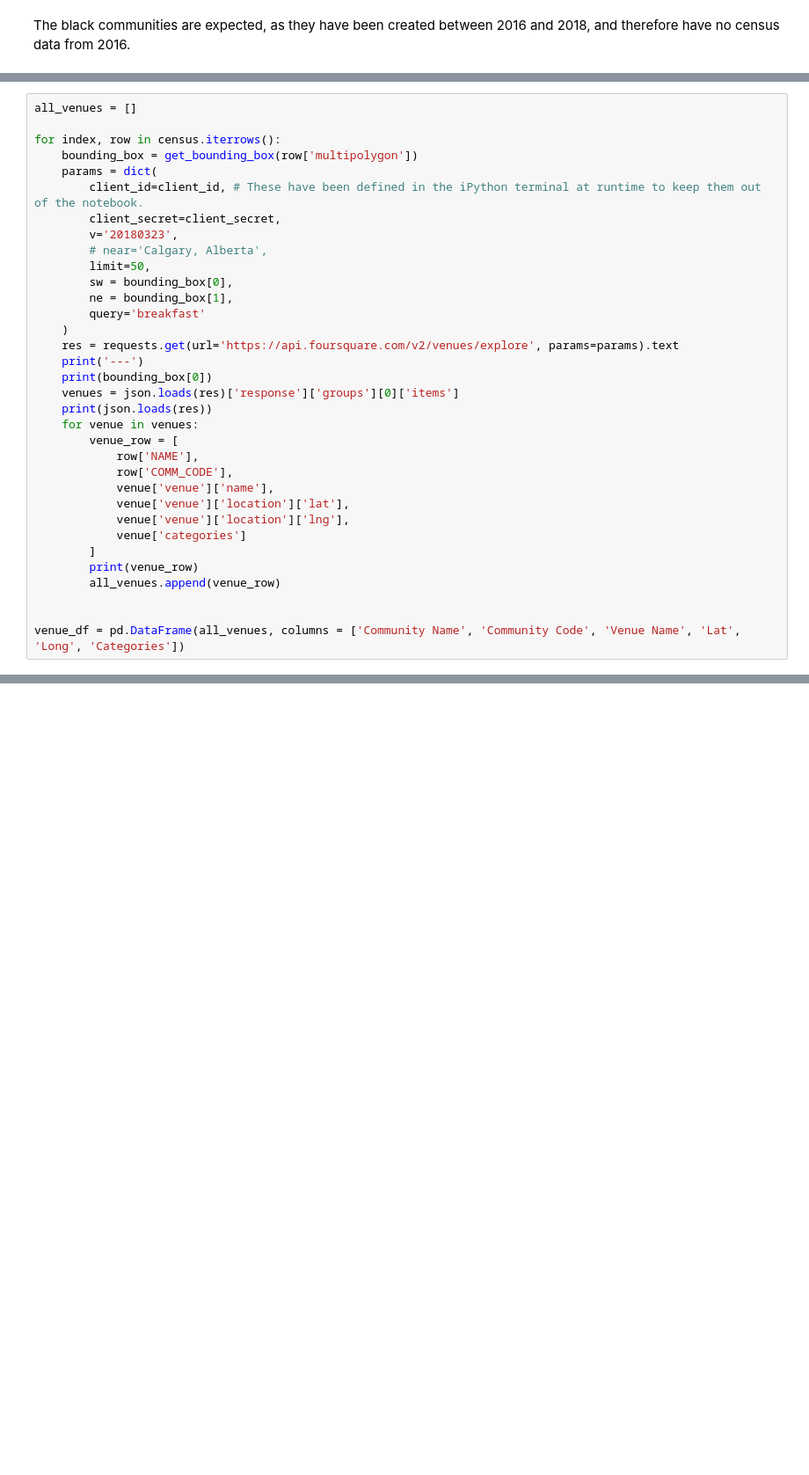
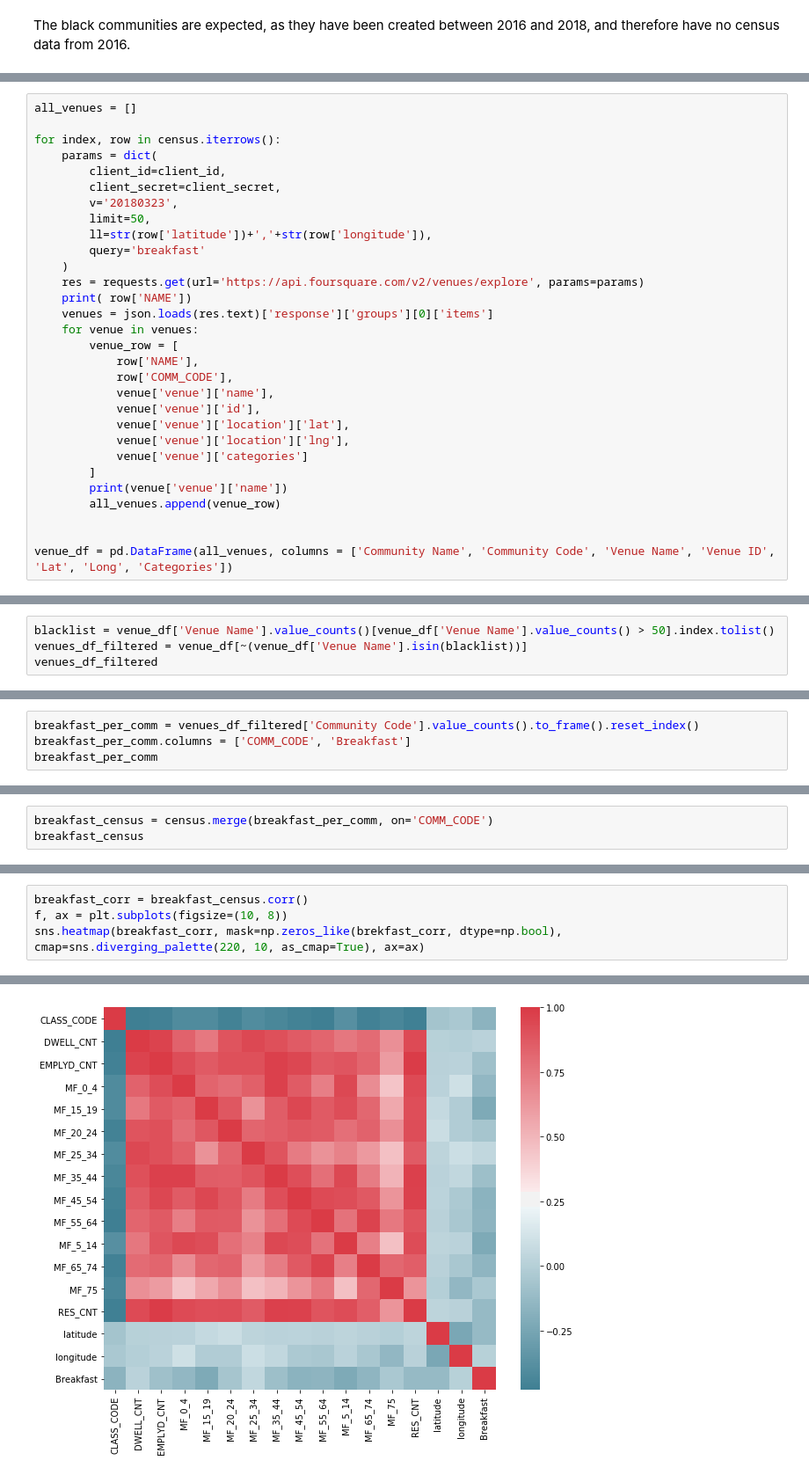
Before and after one commit to hexaguin/Coursera_Capstone, a Jupyter notebook: Breakfast-Locations.ipynb, the cells around one changed output, grey strips where cells are left out. Shown at 88% size. Saved outputs shown, nothing was run; the diff lists cells and outputs as text; blank space fills up the shorter version.

Commit message:
Things are going decently well, better commit before adding some new venue filtering logic

```diff
--- a/Breakfast-Locations.ipynb
+++ b/Breakfast-Locations.ipynb
@@ -110,34 +104,30 @@ get_bounding_box(census['multipolygon'][0])
 all_venues = []
 
 for index, row in census.iterrows():
-    bounding_box = get_bounding_box(row['multipolygon'])
     params = dict(
-        client_id=client_id, # These have been defined in the iPython terminal at runtime to keep them out of the notebook.
+        client_id=client_id,
         client_secret=client_secret,
         v='20180323',
-        # near='Calgary, Alberta',
         limit=50,
-        sw = bounding_box[0],
-        ne = bounding_box[1],
+        ll=str(row['latitude'])+','+str(row['longitude']),
         query='breakfast'
     )
-    res = requests.get(url='https://api.foursquare.com/v2/venues/explore', params=params).text
-    print('---')
-    print(bounding_box[0])
-    venues = json.loads(res)['response']['groups'][0]['items']
-    print(json.loads(res))
+    res = requests.get(url='https://api.foursquare.com/v2/venues/explore', params=params)
+    print( row['NAME'])
+    venues = json.loads(res.text)['response']['groups'][0]['items']
     for venue in venues:
         venue_row = [
             row['NAME'],
             row['COMM_CODE'],
             venue['venue']['name'],
+            venue['venue']['id'],
             venue['venue']['location']['lat'],
             venue['venue']['location']['lng'],
-            venue['categories']
+            venue['venue']['categories']
         ]
-        print(venue_row)
+        print(venue['venue']['name'])
         all_venues.append(venue_row)
 
 
-venue_df = pd.DataFrame(all_venues, columns = ['Community Name', 'Community Code', 'Venue Name', 'Lat', 'Long', 'Categories'])
+venue_df = pd.DataFrame(all_venues, columns = ['Community Name', 'Community Code', 'Venue Name', 'Venue ID', 'Lat', 'Long', 'Categories'])
 # %% [output]
@@ -161,0 +192,4 @@ KeyboardInterrupt:
+# %%
+blacklist = venue_df['Venue Name'].value_counts()[venue_df['Venue Name'].value_counts() > 50].index.tolist()
+venues_df_filtered = venue_df[~(venue_df['Venue Name'].isin(blacklist))]
+venues_df_filtered
@@ -161,0 +219,4 @@ KeyboardInterrupt:
+# %%
+breakfast_per_comm = venues_df_filtered['Community Code'].value_counts().to_frame().reset_index()
+breakfast_per_comm.columns = ['COMM_CODE', 'Breakfast']
+breakfast_per_comm
@@ -161,0 +242,3 @@ KeyboardInterrupt:
+# %%
+breakfast_census = census.merge(breakfast_per_comm, on='COMM_CODE')
+breakfast_census
@@ -161,0 +264,5 @@ KeyboardInterrupt:
+# %%
+breakfast_corr = breakfast_census.corr()
+f, ax = plt.subplots(figsize=(10, 8))
+sns.heatmap(breakfast_corr, mask=np.zeros_like(brekfast_corr, dtype=np.bool), cmap=sns.diverging_palette(220, 10, as_cmap=True), ax=ax)
+# %% [output]
@@ -161,0 +270 @@ KeyboardInterrupt:
+[figure, added]
```
Also changed, not shown: parts of 23 cells of this notebook.
